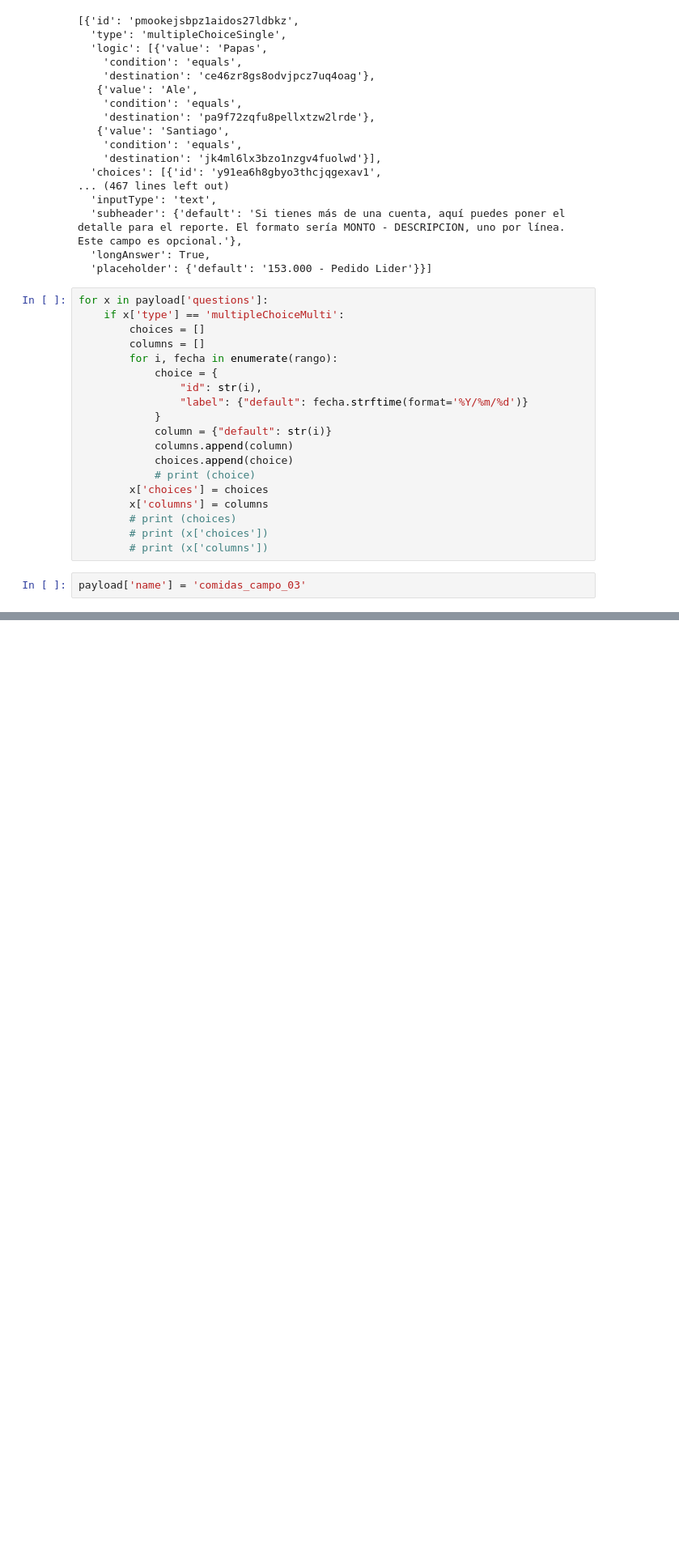
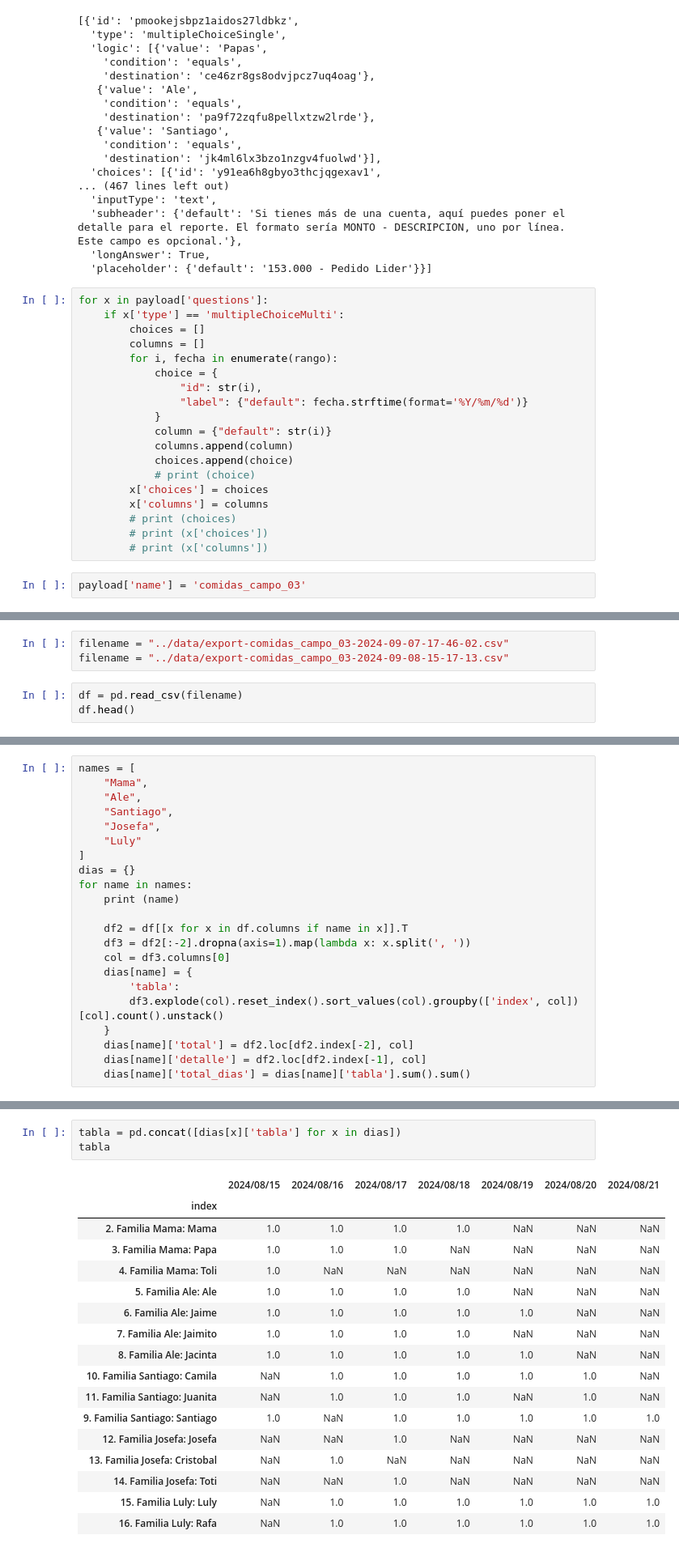
Before and after one commit to slarrain/Utils, a Jupyter notebook: comidas_campo/notebooks/Explorations.ipynb, the cells around one changed output, grey strips where cells are left out. Shown at 81% size. Drawn from its saved outputs; the diff is of its cells as text; blank space fills up the shorter version.

Commit message:
Working prototype for comidas casa

```diff
--- a/comidas_campo/notebooks/Explorations.ipynb
+++ b/comidas_campo/notebooks/Explorations.ipynb
@@ -806,0 +811,6 @@ payload['name'] = 'comidas_campo_03'
+# %%
+filename = "../data/export-comidas_campo_03-2024-09-07-17-46-02.csv"
+filename = "../data/export-comidas_campo_03-2024-09-08-15-17-13.csv"
+# %%
+df = pd.read_csv(filename)
+df.head()
@@ -806,0 +865,22 @@ payload['name'] = 'comidas_campo_03'
+# %%
+names = [
+    "Mama",
+    "Ale",
+    "Santiago",
+    "Josefa",
+    "Luly"
+]
+dias = {}
+for name in names:
+    print (name)
+
+    df2 = df[[x for x in df.columns if name in x]].T
+    df3 = df2[:-2].dropna(axis=1).map(lambda x: x.split(', '))
+    col = df3.columns[0]
+    dias[name] = {
+        'tabla':
+        df3.explode(col).reset_index().sort_values(col).groupby(['index', col])[col].count().unstack()
+    }
+    dias[name]['total'] = df2.loc[df2.index[-2], col]
+    dias[name]['detalle'] = df2.loc[df2.index[-1], col]
+    dias[name]['total_dias'] = dias[name]['tabla'].sum().sum()
@@ -806,0 +925,21 @@ payload['name'] = 'comidas_campo_03'
+# %%
+tabla = pd.concat([dias[x]['tabla'] for x in dias])
+tabla
+# %% [output]
+|  | 2024/08/15 | 2024/08/16 | 2024/08/17 | 2024/08/18 | 2024/08/19 | 2024/08/20 | 2024/08/21 |
+| index |  |  |  |  |  |  |  |
+| 2. Familia Mama: Mama | 1.0 | 1.0 | 1.0 | 1.0 | NaN | NaN | NaN |
+| 3. Familia Mama: Papa | 1.0 | 1.0 | 1.0 | NaN | NaN | NaN | NaN |
+| 4. Familia Mama: Toli | 1.0 | NaN | NaN | NaN | NaN | NaN | NaN |
+| 5. Familia Ale: Ale | 1.0 | 1.0 | 1.0 | 1.0 | NaN | NaN | NaN |
+| 6. Familia Ale: Jaime | 1.0 | 1.0 | 1.0 | 1.0 | 1.0 | NaN | NaN |
+| 7. Familia Ale: Jaimito | 1.0 | 1.0 | 1.0 | 1.0 | NaN | NaN | NaN |
+| 8. Familia Ale: Jacinta | 1.0 | 1.0 | 1.0 | 1.0 | 1.0 | NaN | NaN |
+| 10. Familia Santiago: Camila | NaN | 1.0 | 1.0 | 1.0 | 1.0 | 1.0 | NaN |
+| 11. Familia Santiago: Juanita | NaN | 1.0 | 1.0 | 1.0 | NaN | 1.0 | NaN |
+| 9. Familia Santiago: Santiago | 1.0 | NaN | 1.0 | 1.0 | 1.0 | 1.0 | 1.0 |
+| 12. Familia Josefa: Josefa | NaN | NaN | 1.0 | NaN | NaN | NaN | NaN |
+| 13. Familia Josefa: Cristobal | NaN | 1.0 | NaN | NaN | NaN | NaN | NaN |
+| 14. Familia Josefa: Toti | NaN | NaN | 1.0 | NaN | NaN | NaN | NaN |
+| 15. Familia Luly: Luly | NaN | 1.0 | 1.0 | 1.0 | 1.0 | 1.0 | 1.0 |
+| 16. Familia Luly: Rafa | NaN | 1.0 | 1.0 | 1.0 | 1.0 | 1.0 | 1.0 |
```
Also changed, not shown: parts of 23 cells of this notebook, 5 other files.
